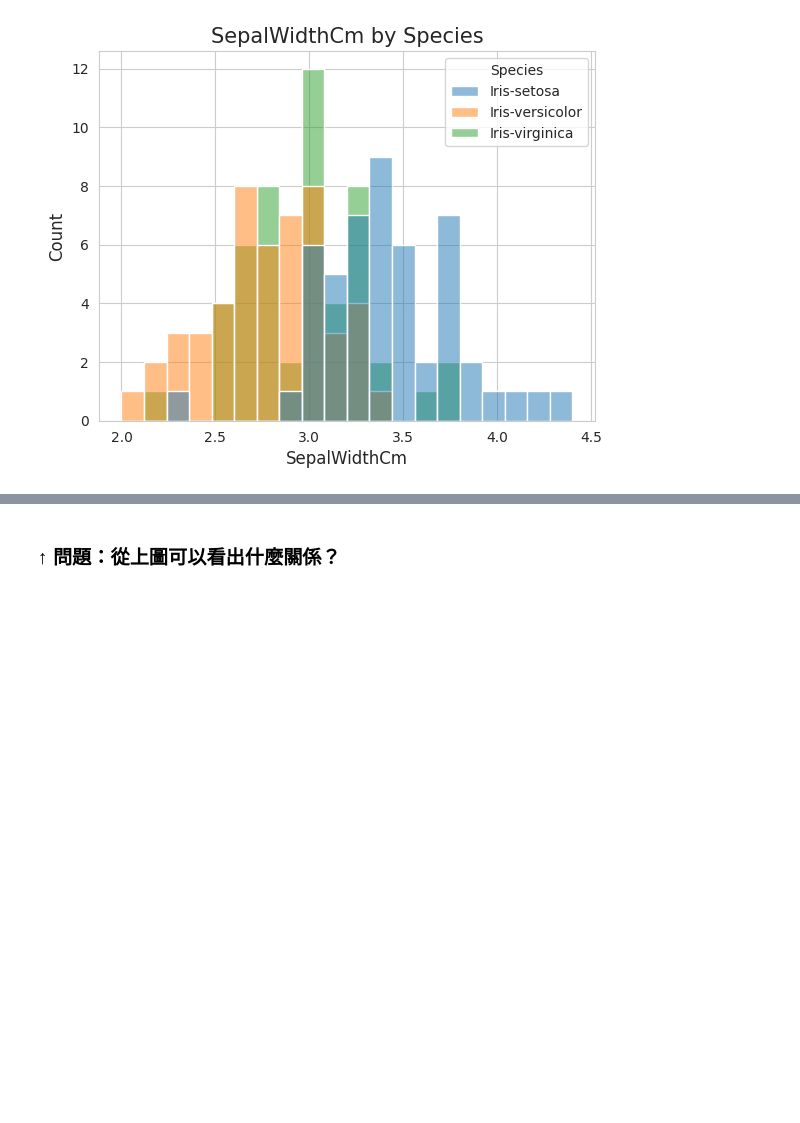
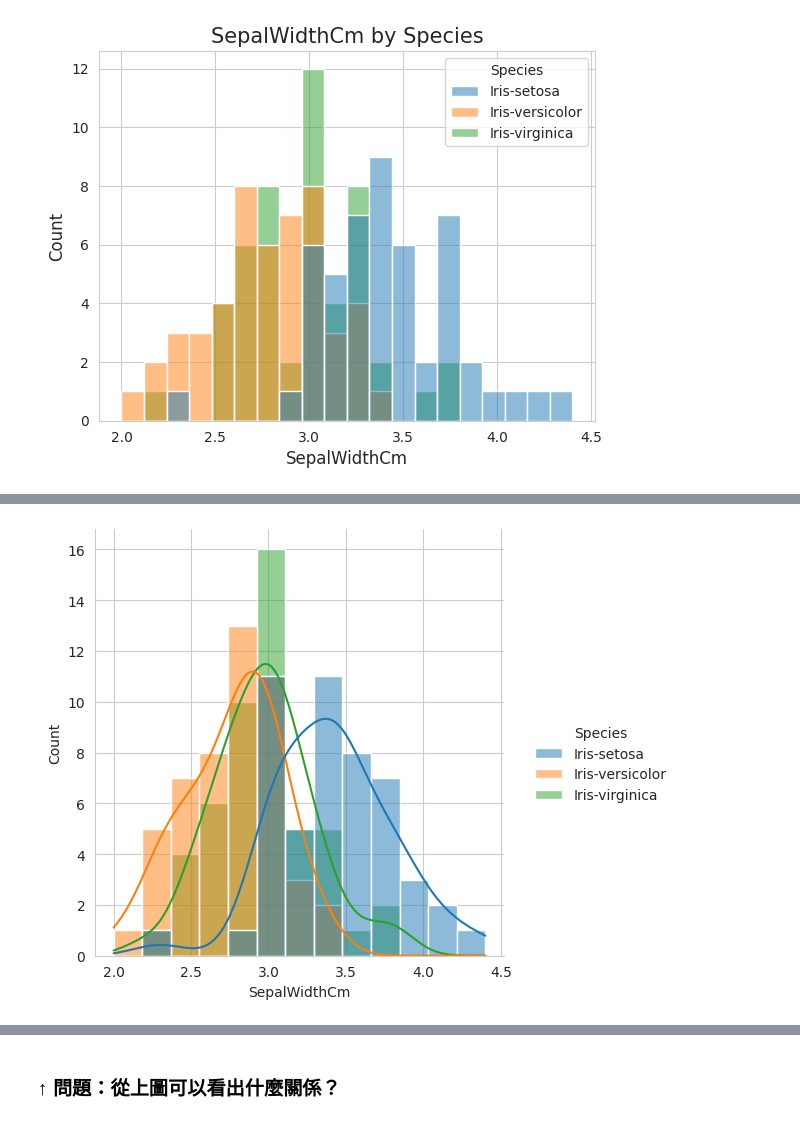
Before and after one commit to Yiting916/data_analysis, a Jupyter notebook: 05-01.LAB_Iris.ipynb, the cells around one changed output, grey strips where cells are left out. Cells and saved outputs as stored; diff of their text form; code cells hidden in the pictures; blank space fills up the shorter version.

```diff
--- a/05-01.LAB_Iris.ipynb
+++ b/05-01.LAB_Iris.ipynb
@@ -83,0 +86,6 @@ plt.show()
+# %%
+# 同時顯示直方圖與KDE圖
+sns.displot(data=iris, x="SepalWidthCm", hue="Species", kde=True)
+plt.show()
+# %% [output]
+[figure, added]
```
Also changed, not shown: parts of 11 cells of this notebook.
